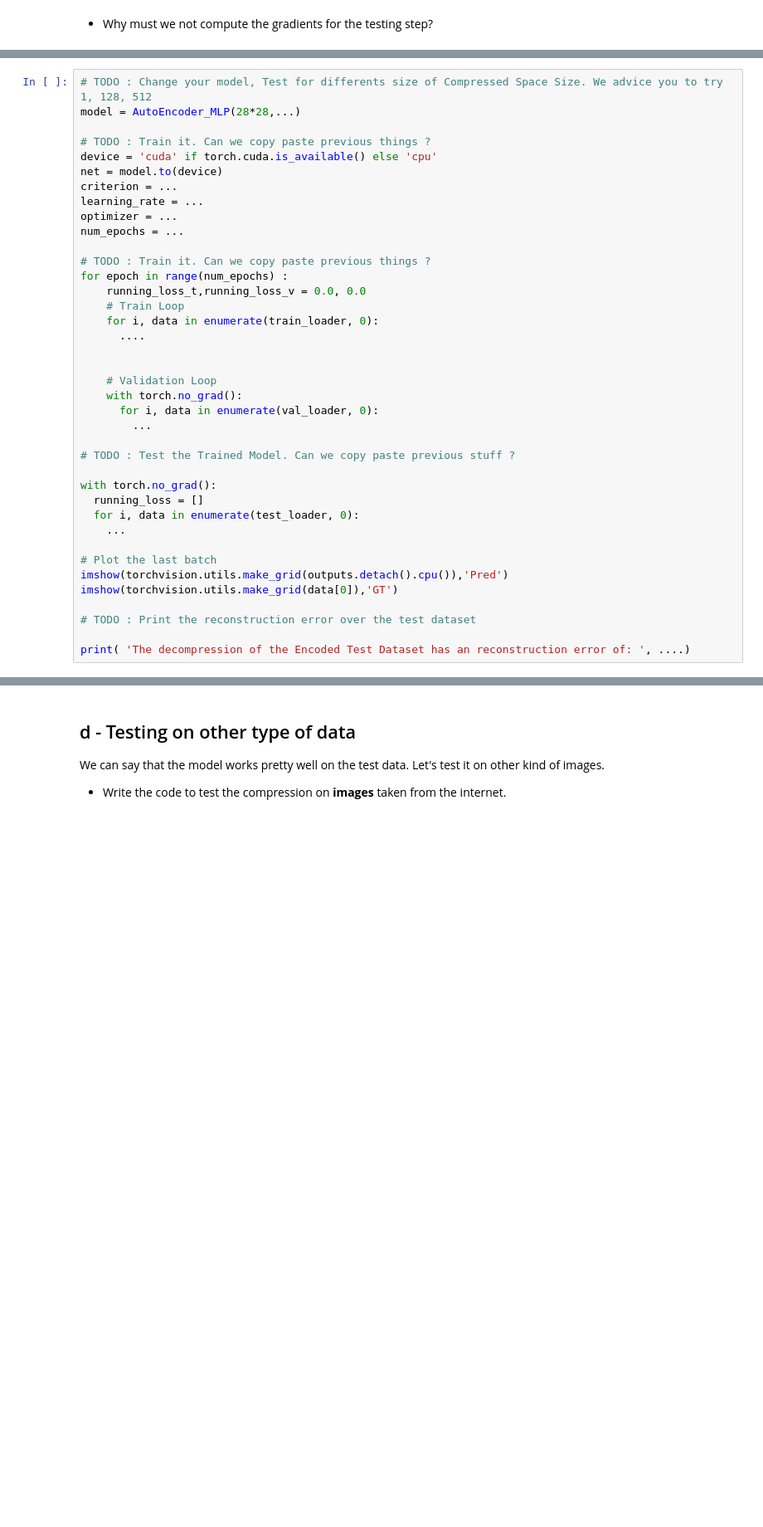
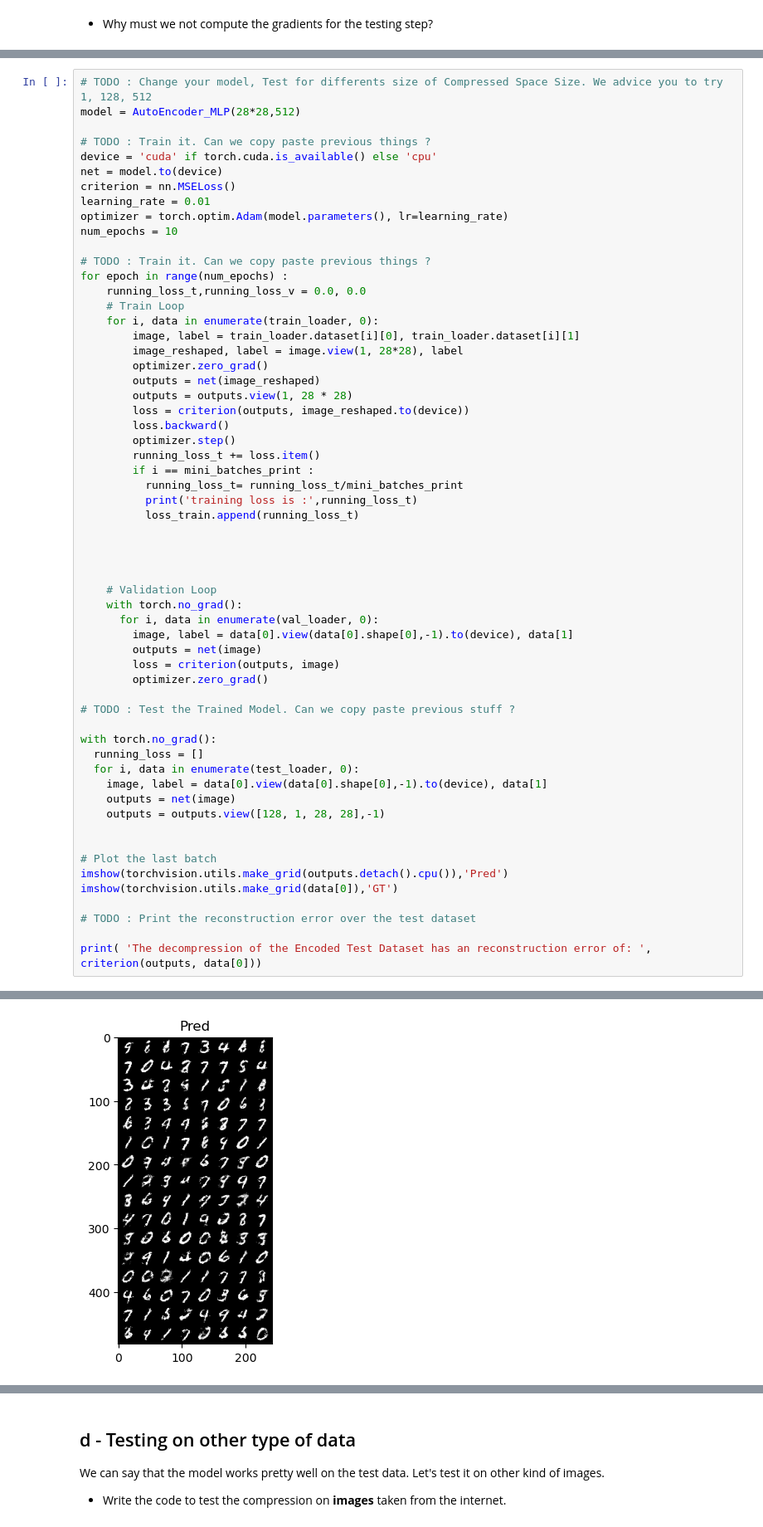
Before and after one commit to MurphLaws/JPEGCompression, a Jupyter notebook: Lab2_AE.ipynb, the cells around one changed output, grey strips where cells are left out. Shown: that part at 83% size. Cells and saved outputs as stored; diff of their text form; blank space fills up the shorter version.

```diff
--- a/Lab2_AE.ipynb
+++ b/Lab2_AE.ipynb
@@ -578,35 +633,55 @@ Let's see the effect of the compression:
 For example, try 512, 128, 16, 1.
 # %%
 # TODO : Change your model, Test for differents size of Compressed Space Size. We advice you to try 1, 128, 512
-model = AutoEncoder_MLP(28*28,...)
+model = AutoEncoder_MLP(28*28,512)
 
 # TODO : Train it. Can we copy paste previous things ?
 device = 'cuda' if torch.cuda.is_available() else 'cpu'
 net = model.to(device)
-criterion = ...
-learning_rate = ...
-optimizer = ...
-num_epochs = ...
+criterion = nn.MSELoss()
+learning_rate = 0.01
+optimizer = torch.optim.Adam(model.parameters(), lr=learning_rate)
+num_epochs = 10
 
 # TODO : Train it. Can we copy paste previous things ?
 for epoch in range(num_epochs) :
     running_loss_t,running_loss_v = 0.0, 0.0
     # Train Loop
     for i, data in enumerate(train_loader, 0):
-      ....
+        image, label = train_loader.dataset[i][0], train_loader.dataset[i][1]
+        image_reshaped, label = image.view(1, 28*28), label
+        optimizer.zero_grad()
+        outputs = net(image_reshaped)
+        outputs = outputs.view(1, 28 * 28)
+        loss = criterion(outputs, image_reshaped.to(device))
+        loss.backward()
+        optimizer.step()
+        running_loss_t += loss.item()
+        if i == mini_batches_print :
+          running_loss_t= running_loss_t/mini_batches_print
+          print('training loss is :',running_loss_t)
+          loss_train.append(running_loss_t)
+
+
 
 
     # Validation Loop
     with torch.no_grad():
       for i, data in enumerate(val_loader, 0):
-        ...
+        image, label = data[0].view(data[0].shape[0],-1).to(device), data[1]
+        outputs = net(image)
+        loss = criterion(outputs, image)
+        optimizer.zero_grad()
 
 # TODO : Test the Trained Model. Can we copy paste previous stuff ?
 
 with torch.no_grad():
   running_loss = []
   for i, data in enumerate(test_loader, 0):
-    ...
+    image, label = data[0].view(data[0].shape[0],-1).to(device), data[1]
+    outputs = net(image)
+    outputs = outputs.view([128, 1, 28, 28],-1)
+
 
 # Plot the last batch
 imshow(torchvision.utils.make_grid(outputs.detach().cpu()),'Pred')
@@ -614,5 +689,5 @@ imshow(torchvision.utils.make_grid(data[0]),'GT')
 
 # TODO : Print the reconstruction error over the test dataset
 
-print( 'The decompression of the Encoded Test Dataset has an reconstruction error of: ', ....)
+print( 'The decompression of the Encoded Test Dataset has an reconstruction error of: ', criterion(outputs, data[0]))
 # %% [output]
@@ -619,0 +704 @@ Error:
+[figure, added]
```
Also changed, not shown: parts of 16 cells of this notebook.
